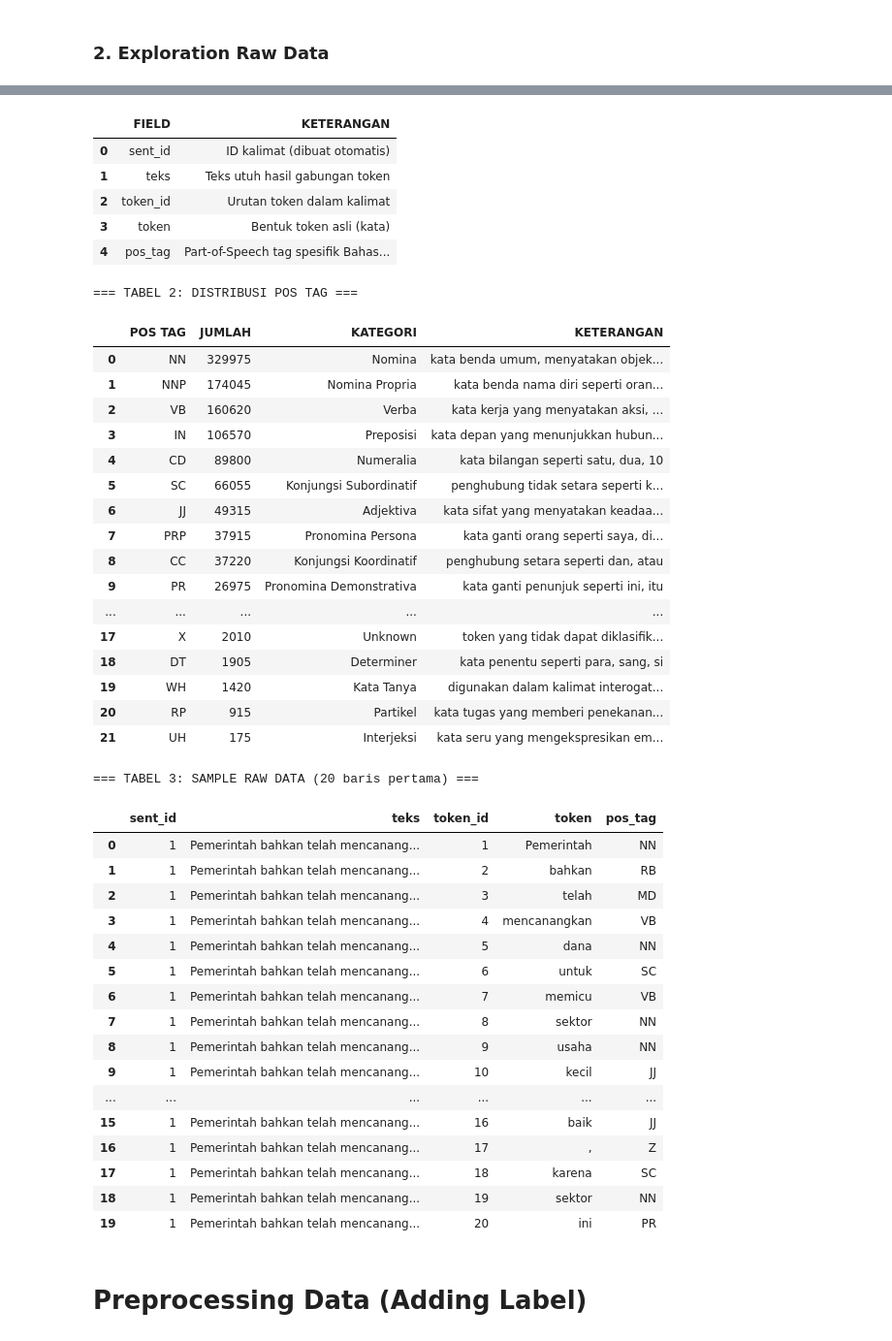
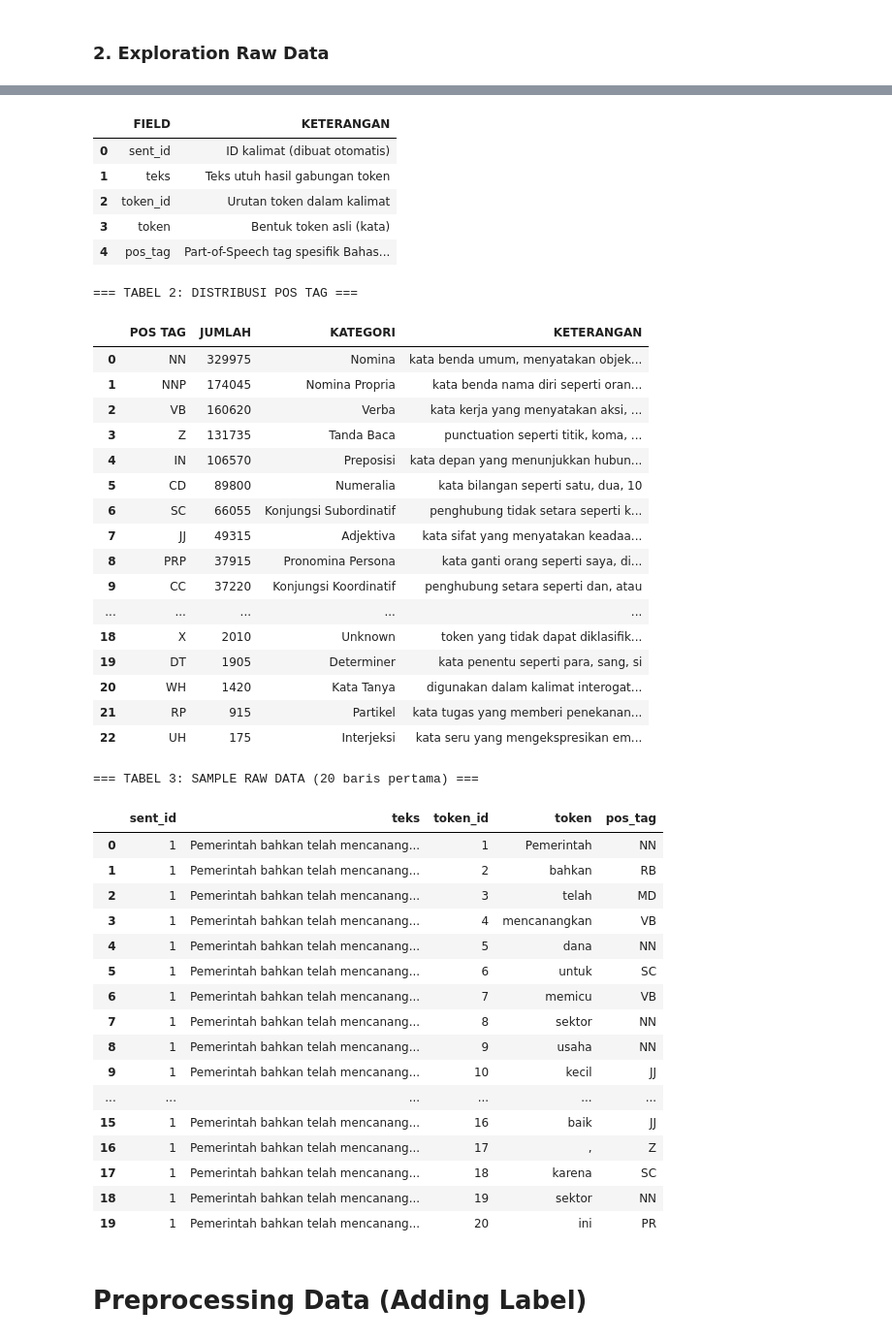
Before and after one commit to mfaqihzacky/IndoBERT-LayerWise, a Jupyter notebook: notebook/Dataset.ipynb, the cells around one changed output, grey strips where cells are left out. Shown at 97% size. Drawn from its saved outputs; the diff is of its cells as text; code cells hidden in the pictures.

```diff
--- a/notebook/Dataset.ipynb
+++ b/notebook/Dataset.ipynb
@@ -613,7 +613,7 @@ POS_KETERANGAN = {
 
 print("\n\n=== TABEL 2: DISTRIBUSI POS TAG ===")
 
-pos_counter = Counter(df_raw[df_raw['pos_tag'] != 'Z']['pos_tag'])
+pos_counter = Counter(df_raw[df_raw['pos_tag'].notnull()]['pos_tag'])
 
 df_pos = pd.DataFrame([
     {
@@ -632,46 +632,46 @@ display(df_pos)
 # TABEL 3: SAMPLE RAW DATA LENGKAP
 # ============================================
 print("\n\n=== TABEL 3: SAMPLE RAW DATA (20 baris pertama) ===")
 display(df_raw[['sent_id', 'teks', 'token_id', 'token', 'pos_tag']].head(20))
 # %% [output]
 ============================================================
 INFORMASI RAW DATA INDOLEM POS TAGGING
 ============================================================
 
 Jumlah kalimat (all)          : 50150
 Jumlah kalimat (train)        : 36110
 Jumlah kalimat (dev)          : 4010
 Jumlah kalimat (test)         : 10030
 
 Total token                   : 1309360
 Total token (no punct)        : 1177625
 
 
 === TABEL 1: FIELD YANG TERSEDIA ===
 |  | FIELD | KETERANGAN |
 | 0 | sent_id | ID kalimat (dibuat otomatis) |
 | 1 | teks | Teks utuh hasil gabungan token |
 | 2 | token_id | Urutan token dalam kalimat |
 | 3 | token | Bentuk token asli (kata) |
 | 4 | pos_tag | Part-of-Speech tag spesifik Bahas... |
 === TABEL 2: DISTRIBUSI POS TAG ===
 |  | POS TAG | JUMLAH | KATEGORI | KETERANGAN |
 | 0 | NN | 329975 | Nomina | kata benda umum, menyatakan objek... |
 | 1 | NNP | 174045 | Nomina Propria | kata benda nama diri seperti oran... |
 | 2 | VB | 160620 | Verba | kata kerja yang menyatakan aksi, ... |
-| 3 | IN | 106570 | Preposisi | kata depan yang menunjukkan hubun... |
-| 4 | CD | 89800 | Numeralia | kata bilangan seperti satu, dua, 10 |
-| 5 | SC | 66055 | Konjungsi Subordinatif | penghubung tidak setara seperti k... |
-| 6 | JJ | 49315 | Adjektiva | kata sifat yang menyatakan keadaa... |
-| 7 | PRP | 37915 | Pronomina Persona | kata ganti orang seperti saya, di... |
-| 8 | CC | 37220 | Konjungsi Koordinatif | penghubung setara seperti dan, atau |
-| 9 | PR | 26975 | Pronomina Demonstrativa | kata ganti penunjuk seperti ini, itu |
+| 3 | Z | 131735 | Tanda Baca | punctuation seperti titik, koma, ... |
+| 4 | IN | 106570 | Preposisi | kata depan yang menunjukkan hubun... |
+| 5 | CD | 89800 | Numeralia | kata bilangan seperti satu, dua, 10 |
+| 6 | SC | 66055 | Konjungsi Subordinatif | penghubung tidak setara seperti k... |
+| 7 | JJ | 49315 | Adjektiva | kata sifat yang menyatakan keadaa... |
+| 8 | PRP | 37915 | Pronomina Persona | kata ganti orang seperti saya, di... |
+| 9 | CC | 37220 | Konjungsi Koordinatif | penghubung setara seperti dan, atau |
 | ... | ... | ... | ... | ... |
-| 17 | X | 2010 | Unknown | token yang tidak dapat diklasifik... |
-| 18 | DT | 1905 | Determiner | kata penentu seperti para, sang, si |
-| 19 | WH | 1420 | Kata Tanya | digunakan dalam kalimat interogat... |
-| 20 | RP | 915 | Partikel | kata tugas yang memberi penekanan... |
-| 21 | UH | 175 | Interjeksi | kata seru yang mengekspresikan em... |
+| 18 | X | 2010 | Unknown | token yang tidak dapat diklasifik... |
+| 19 | DT | 1905 | Determiner | kata penentu seperti para, sang, si |
+| 20 | WH | 1420 | Kata Tanya | digunakan dalam kalimat interogat... |
+| 21 | RP | 915 | Partikel | kata tugas yang memberi penekanan... |
+| 22 | UH | 175 | Interjeksi | kata seru yang mengekspresikan em... |
 === TABEL 3: SAMPLE RAW DATA (20 baris pertama) ===
 |  | sent_id | teks | token_id | token | pos_tag |
 | 0 | 1 | Pemerintah bahkan telah mencanang... | 1 | Pemerintah | NN |
```
Also changed, not shown: parts of 1 cell of this notebook, 3 other files.
